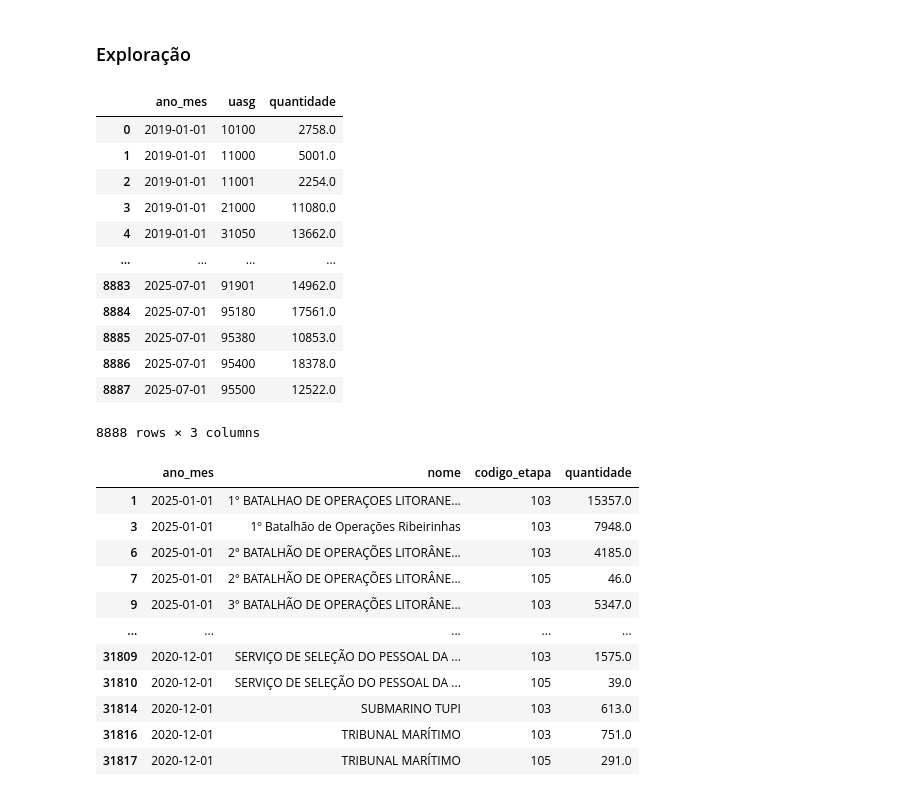
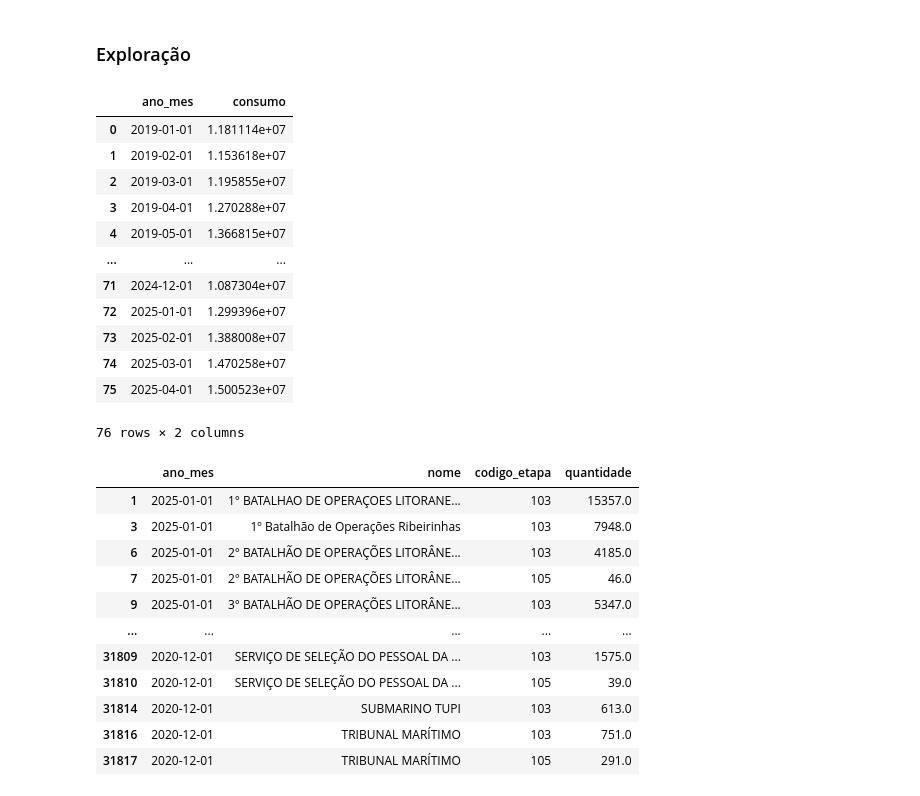
Before and after one commit to ffserro/MVP, a Jupyter notebook: mvp.ipynb, the cells around one changed output. Drawn from its saved outputs; the diff is of its cells as text; code cells hidden in the pictures.

```diff
--- a/mvp.ipynb
+++ b/mvp.ipynb
@@ -368,26 +360,26 @@ centralizadas.to_csv('/content/MVP/dados/om_centralizada_limpo.csv', index=False
 etapas.to_csv('/content/MVP/dados/etapas/etapas_limpo.csv', index=False)
 # %% [markdown]
 ### Exploração
-# %%
-etapas[etapas.codigo_etapa < 600].groupby(['ano_mes', 'uasg']).quantidade.sum().reset_index()
-# %% [output]
-|  | ano_mes | uasg | quantidade |
-| 0 | 2019-01-01 | 10100 | 2758.0 |
-| 1 | 2019-01-01 | 11000 | 5001.0 |
-| 2 | 2019-01-01 | 11001 | 2254.0 |
-| 3 | 2019-01-01 | 21000 | 11080.0 |
-| 4 | 2019-01-01 | 31050 | 13662.0 |
-| ... | ... | ... | ... |
-| 8883 | 2025-07-01 | 91901 | 14962.0 |
-| 8884 | 2025-07-01 | 95180 | 17561.0 |
-| 8885 | 2025-07-01 | 95380 | 10853.0 |
-| 8886 | 2025-07-01 | 95400 | 18378.0 |
-| 8887 | 2025-07-01 | 95500 | 12522.0 |
-8888 rows × 3 columns
 # %%
-mmm_marinha = mmm.groupby(['ano_mes'])[[col for col in mmm.columns if col not in ['ano_mes', 'codigo', 'nome']]].sum().reset_index()
+mmm_marinha = mmm.groupby(['ano_mes'])[['totais_balanco_paiol_despesa']].sum().reset_index().rename(columns={'totais_balanco_paiol_despesa':'consumo'})
 # %%
 mmm_marinha = mmm_marinha.iloc[:-2]
+# %%
+mmm_marinha
+# %% [output]
+|  | ano_mes | consumo |
+| 0 | 2019-01-01 | 1.181114e+07 |
+| 1 | 2019-02-01 | 1.153618e+07 |
+| 2 | 2019-03-01 | 1.195855e+07 |
+| 3 | 2019-04-01 | 1.270288e+07 |
+| 4 | 2019-05-01 | 1.366815e+07 |
+| ... | ... | ... |
+| 71 | 2024-12-01 | 1.087304e+07 |
+| 72 | 2025-01-01 | 1.299396e+07 |
+| 73 | 2025-02-01 | 1.388008e+07 |
+| 74 | 2025-03-01 | 1.470258e+07 |
+| 75 | 2025-04-01 | 1.500523e+07 |
+76 rows × 2 columns
 # %%
 mmm_etapas = pd.merge(left=mmm, right=etapas, how='inner', left_on=['ano_mes', 'codigo'], right_on=['ano_mes', 'uasg'])
 # %%
```
Also changed, not shown: parts of 15 cells of this notebook.
